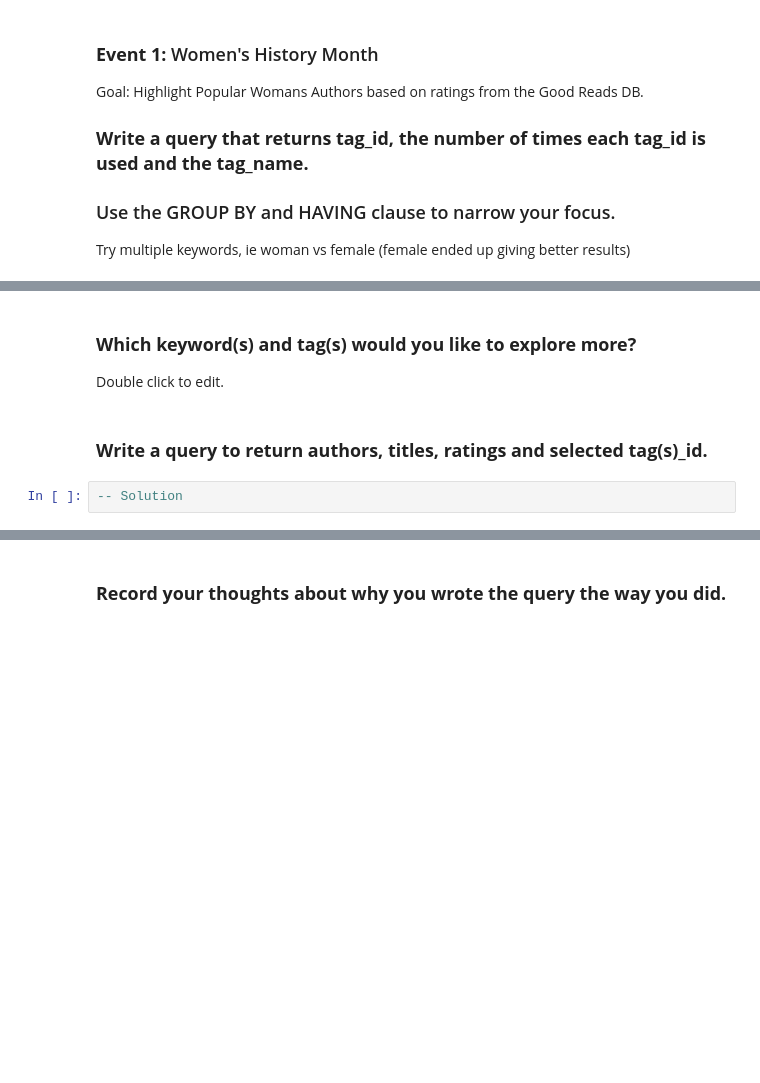
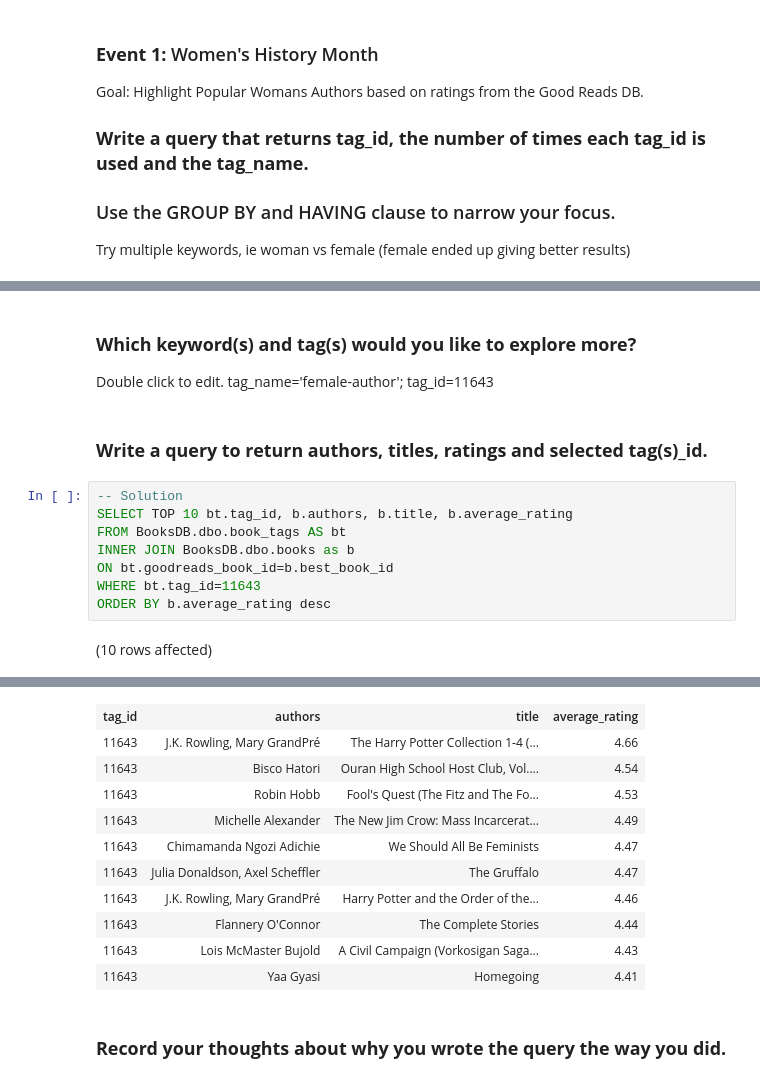
Before and after one commit to yayasanya/SQL-Part-3-Studio, a Jupyter notebook: SQL-Part-3-Studio.ipynb, the cells around one changed output, grey strips where cells are left out. Drawn from its saved outputs; the diff is of its cells as text; blank space fills up the shorter version.

```diff
--- a/SQL-Part-3-Studio.ipynb
+++ b/SQL-Part-3-Studio.ipynb
@@ -34,8 +58,16 @@ Try multiple keywords, ie woman vs female (female ended up giving better results
 # %% [markdown]
 ### **Which keyword(s) and tag(s) would you like to explore more?**
 
-Double click to edit.
+Double click to edit. tag\_name='female-author'; tag\_id=11643
 # %% [markdown]
 ### **Write a query to return authors, titles, ratings and** **selected tag(s)\_id.**
-# %%
--- Solution
+# %%
+-- Solution
+SELECT TOP 10 bt.tag_id, b.authors, b.title, b.average_rating
+FROM BooksDB.dbo.book_tags AS bt
+INNER JOIN BooksDB.dbo.books as b
+ON bt.goodreads_book_id=b.best_book_id
+WHERE bt.tag_id=11643
+ORDER BY b.average_rating desc
+# %% [output]
+(10 rows affected)
@@ -42,3 +75,14 @@ Double click to edit.
+| tag_id | authors | title | average_rating |
+| 11643 | J.K. Rowling, Mary GrandPré | The Harry Potter Collection 1-4 (... | 4.66 |
+| 11643 | Bisco Hatori | Ouran High School Host Club, Vol.... | 4.54 |
+| 11643 | Robin Hobb | Fool's Quest (The Fitz and The Fo... | 4.53 |
+| 11643 | Michelle Alexander | The New Jim Crow: Mass Incarcerat... | 4.49 |
+| 11643 | Chimamanda Ngozi Adichie | We Should All Be Feminists | 4.47 |
+| 11643 | Julia Donaldson, Axel Scheffler | The Gruffalo | 4.47 |
+| 11643 | J.K. Rowling, Mary GrandPré | Harry Potter and the Order of the... | 4.46 |
+| 11643 | Flannery O'Connor | The Complete Stories | 4.44 |
+| 11643 | Lois McMaster Bujold | A Civil Campaign (Vorkosigan Saga... | 4.43 |
+| 11643 | Yaa Gyasi | Homegoing | 4.41 |
 # %% [markdown]
 ### **Record your thoughts about why you wrote the query the way you did.**
 # %% [markdown]
```
Also changed, not shown: parts of 10 cells of this notebook.
